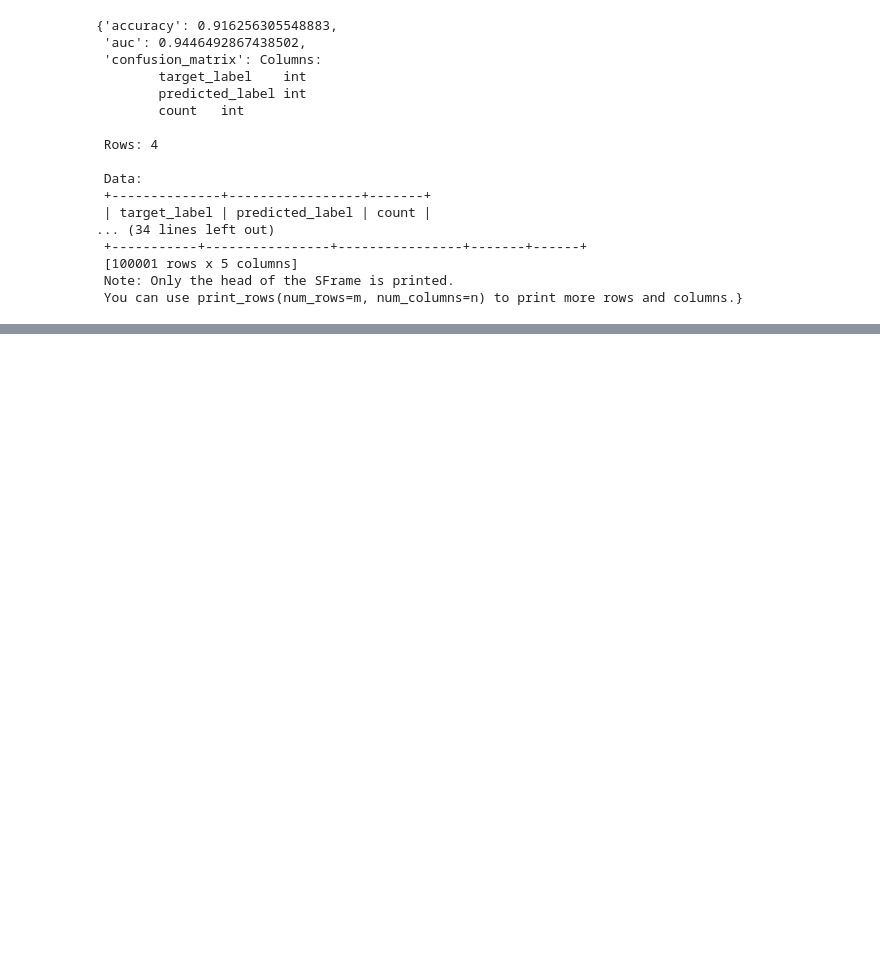
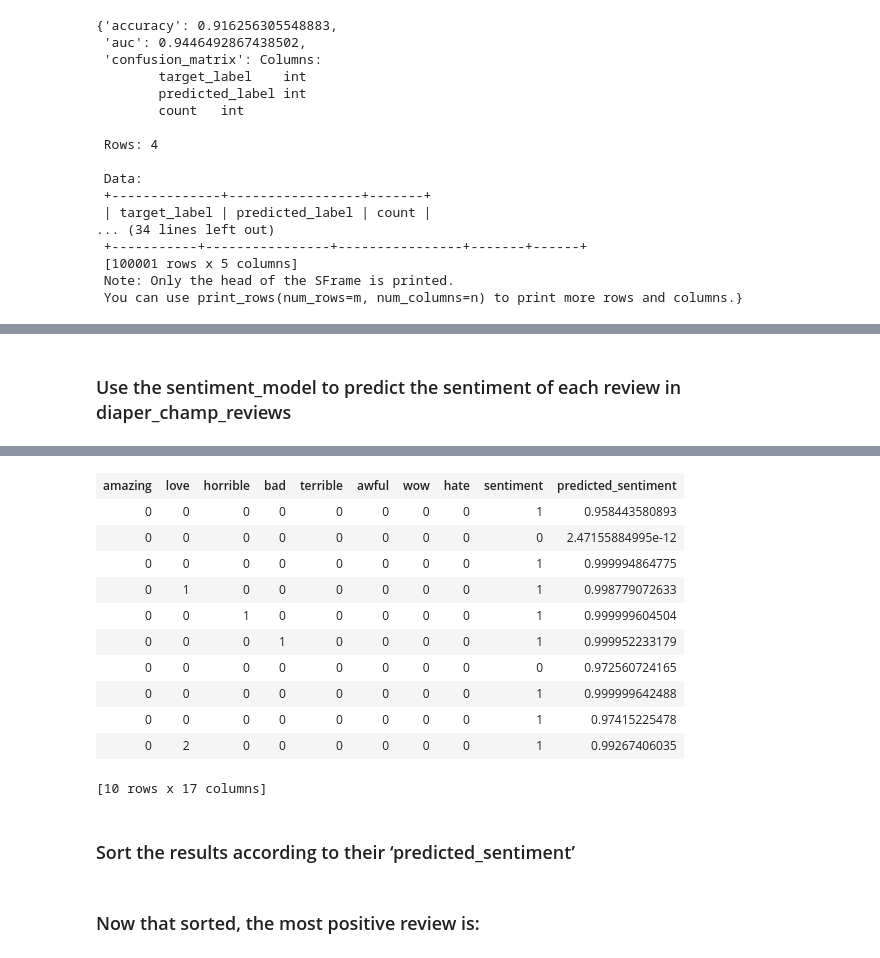
Before and after one commit to nitin-cherian/coursera-learnings, a Jupyter notebook: ML_Specialization_UW/Course1/Week3/Programming Assignment/Analyzing product sentiment.ipynb, the cells around one changed output, grey strips where cells are left out. Drawn from its saved outputs; the diff is of its cells as text; code cells hidden in the pictures; blank space fills up the shorter version.

```diff
--- a/ML_Specialization_UW/Course1/Week3/Programming Assignment/Analyzing product sentiment.ipynb
+++ b/ML_Specialization_UW/Course1/Week3/Programming Assignment/Analyzing product sentiment.ipynb
@@ -423,0 +426,2 @@ sentiment_model.show(view='Evaluation')
+# %%
+diaper_champ_reviews = products[products['name'] == 'Baby Trend Diaper Champ']
@@ -423,0 +454,7 @@ sentiment_model.show(view='Evaluation')
+# %% [markdown]
+### Use the sentiment_model to predict the sentiment of each review in diaper_champ_reviews
+# %%
+diaper_champ_reviews['predicted_sentiment'] = sentiment_model.predict(diaper_champ_reviews, output_type='probability')
+# %%
+diaper_champ_reviews.head()
+# %% [output]
@@ -423,0 +472,14 @@ sentiment_model.show(view='Evaluation')
+| amazing | love | horrible | bad | terrible | awful | wow | hate | sentiment | predicted_sentiment |
+| 0 | 0 | 0 | 0 | 0 | 0 | 0 | 0 | 1 | 0.958443580893 |
+| 0 | 0 | 0 | 0 | 0 | 0 | 0 | 0 | 0 | 2.47155884995e-12 |
+| 0 | 0 | 0 | 0 | 0 | 0 | 0 | 0 | 1 | 0.999994864775 |
+| 0 | 1 | 0 | 0 | 0 | 0 | 0 | 0 | 1 | 0.998779072633 |
+| 0 | 0 | 1 | 0 | 0 | 0 | 0 | 0 | 1 | 0.999999604504 |
+| 0 | 0 | 0 | 1 | 0 | 0 | 0 | 0 | 1 | 0.999952233179 |
+| 0 | 0 | 0 | 0 | 0 | 0 | 0 | 0 | 0 | 0.972560724165 |
+| 0 | 0 | 0 | 0 | 0 | 0 | 0 | 0 | 1 | 0.999999642488 |
+| 0 | 0 | 0 | 0 | 0 | 0 | 0 | 0 | 1 | 0.97415225478 |
+| 0 | 2 | 0 | 0 | 0 | 0 | 0 | 0 | 1 | 0.99267406035 |
+[10 rows x 17 columns]
+# %% [markdown]
+###  Sort the results according to their ‘predicted_sentiment’
@@ -423,0 +488,2 @@ sentiment_model.show(view='Evaluation')
+# %% [markdown]
+### Now that sorted, the most positive review is:
```
Also changed, not shown: parts of 20 cells of this notebook.
